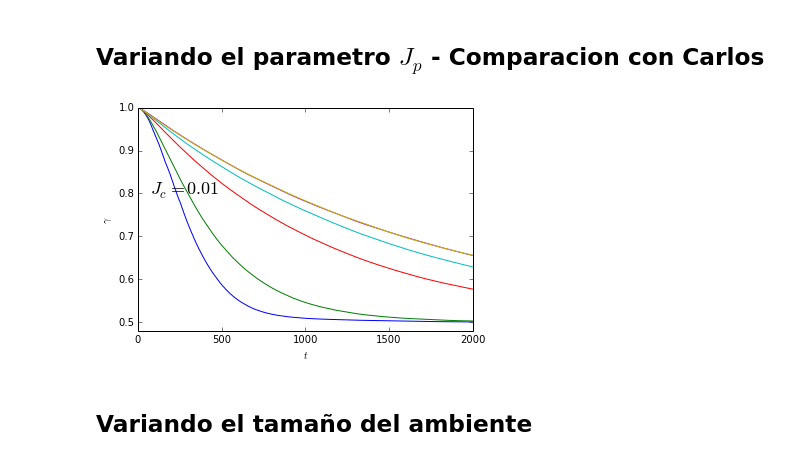
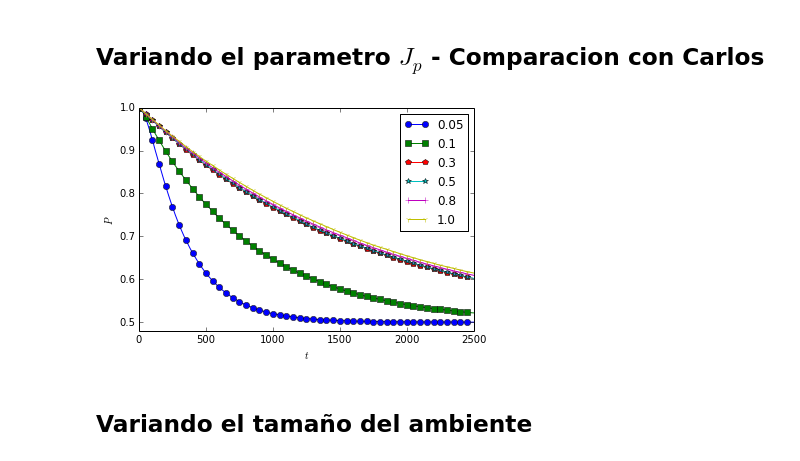
Before and after one commit to evalvarez12/qubits-CUDA, a Jupyter notebook: Purity.ipynb, the cells around one changed output. Drawn from its saved outputs; the diff is of its cells as text; code cells hidden in the pictures.

```diff
--- a/Purity.ipynb
+++ b/Purity.ipynb
@@ -44,18 +44,22 @@ Jc,Js,DJs,Dbs,bx,bz=[0.01,1.0,0.0,0.0,1.0,1.0]
 # %%
 q=17
 x=6
 #veces=5
+lines=['o-','s-','p-','*-','+-','1-']
+l=0
 for Jp in [0.05,0.1,0.3,0.5,0.8,1.0] :
-    !ssh t800  carlospg/qubits-CUDA/./abc -o purity -q $q --x $x --model model3_open --Jc $Jc --Jp $Jp --Js $Js --DJs $DJs --bx $bx --bz $bz --Dbs $Dbs --t 2000 --Cseed 0 --Eseed 0 --PARAMseed 0  > pur.dat
+    !ssh t800  carlospg/qubits-CUDA/./abc -o purity -q $q --x $x --model modelVar --Jc $Jc --Jp $Jp --Js $Js --DJs $DJs --bx $bx --bz $bz --Dbs $Dbs --t 2500 --Cseed -1 --Eseed 3462 --PARAMseed 9678  > pur.dat
     a=loadtxt("pur.dat")
-    plot(a)
+    plot(a,lines[l],label=str(Jp),markevery=50)
+    l+=1
 xlabel("$t$")
-ylabel("$\gamma$")
-axis([0,2000,.48,1])
-text(70,.8,'$J_c=0.01$',fontsize=18)
+ylabel("$P$")
+legend()
+axis([0,2500,.48,1])
+#text(70,.8,'$J_c=0.01$',fontsize=18)
 show()
 # %% [output]
-[figure, old version]
+[figure, new version]
 # %% [markdown]
 ## Variando el tamaño del ambiente
 # %%
```
Also changed, not shown: 8 other files.
